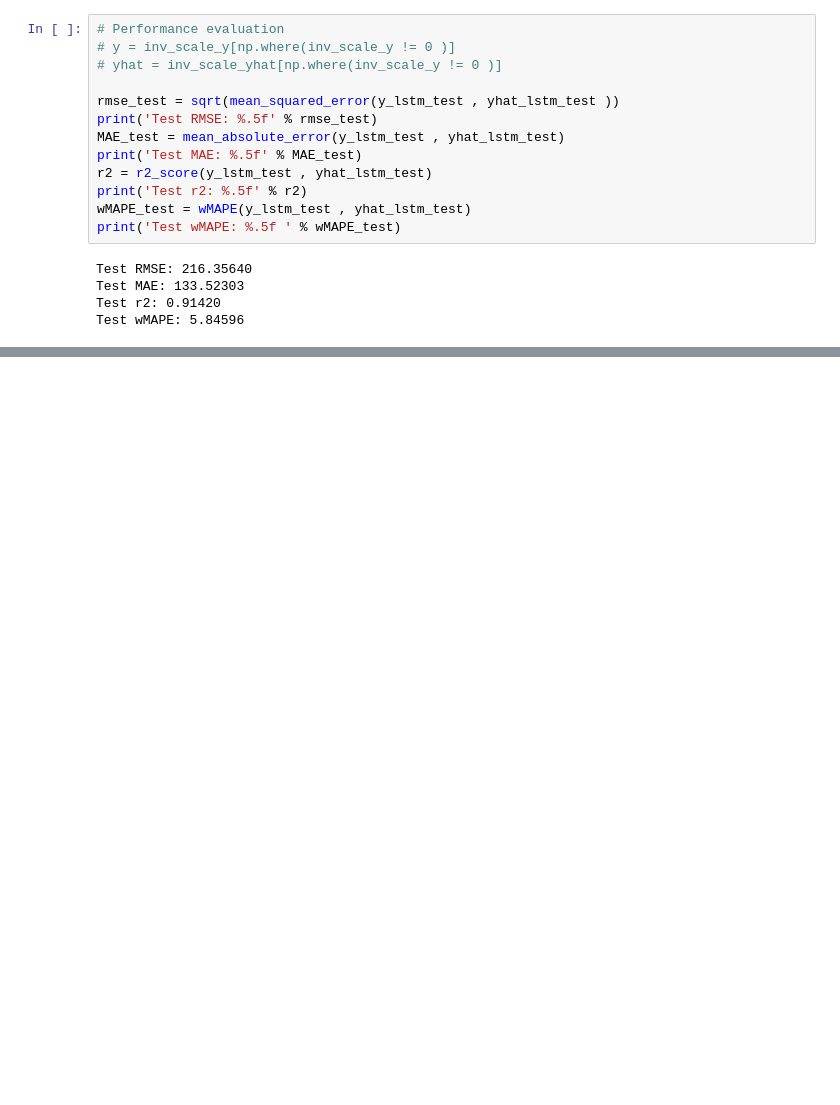
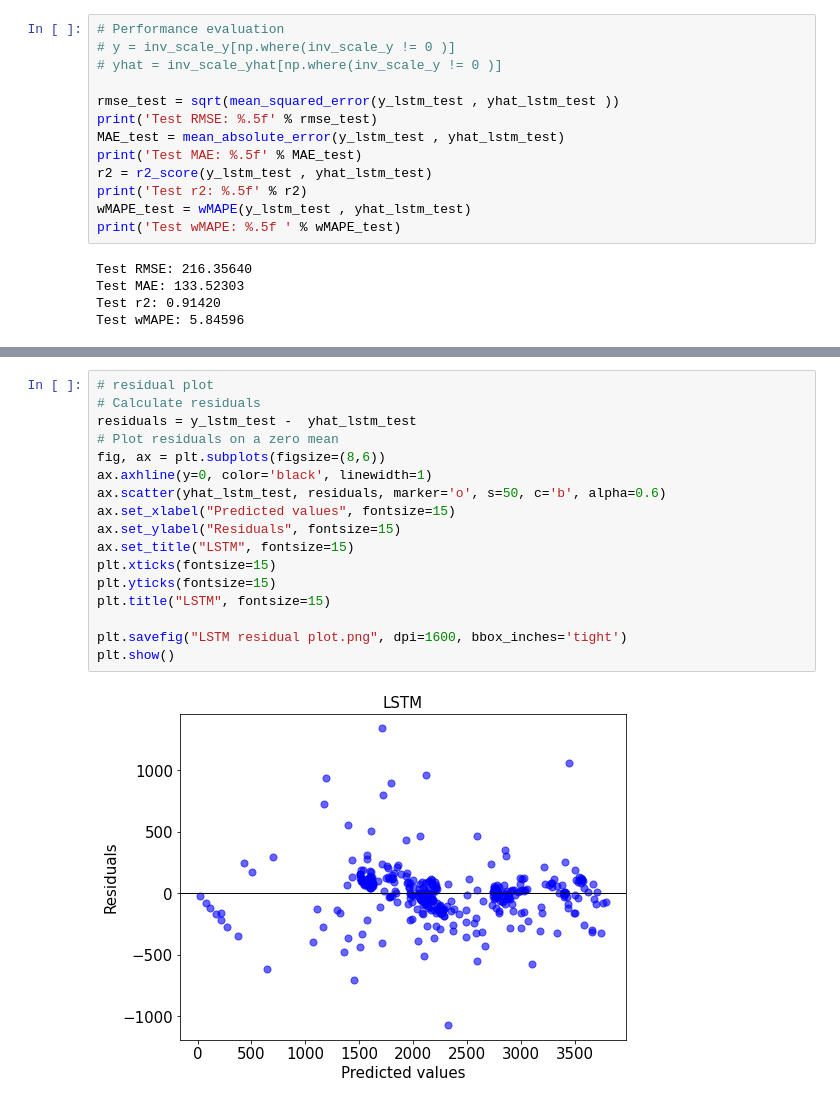
Before and after one commit to ashrafalaghbari/GA-TCN-LSTM, a Jupyter notebook: LSTM_model.ipynb, the cells around one changed output, grey strips where cells are left out. Cells and saved outputs as stored; diff of their text form; blank space fills up the shorter version.

```diff
--- a/LSTM_model.ipynb
+++ b/LSTM_model.ipynb
@@ -607,0 +621,19 @@ np.std(days)
+# %%
+# residual plot
+# Calculate residuals
+residuals = y_lstm_test -  yhat_lstm_test
+# Plot residuals on a zero mean
+fig, ax = plt.subplots(figsize=(8,6))
+ax.axhline(y=0, color='black', linewidth=1)
+ax.scatter(yhat_lstm_test, residuals, marker='o', s=50, c='b', alpha=0.6)
+ax.set_xlabel("Predicted values", fontsize=15)
+ax.set_ylabel("Residuals", fontsize=15)
+ax.set_title("LSTM", fontsize=15)
+plt.xticks(fontsize=15)
+plt.yticks(fontsize=15)
+plt.title("LSTM", fontsize=15)
+
+plt.savefig("LSTM residual plot.png", dpi=1600, bbox_inches='tight')
+plt.show()
+# %% [output]
+[figure, added]
```
Also changed, not shown: parts of 8 cells of this notebook.
